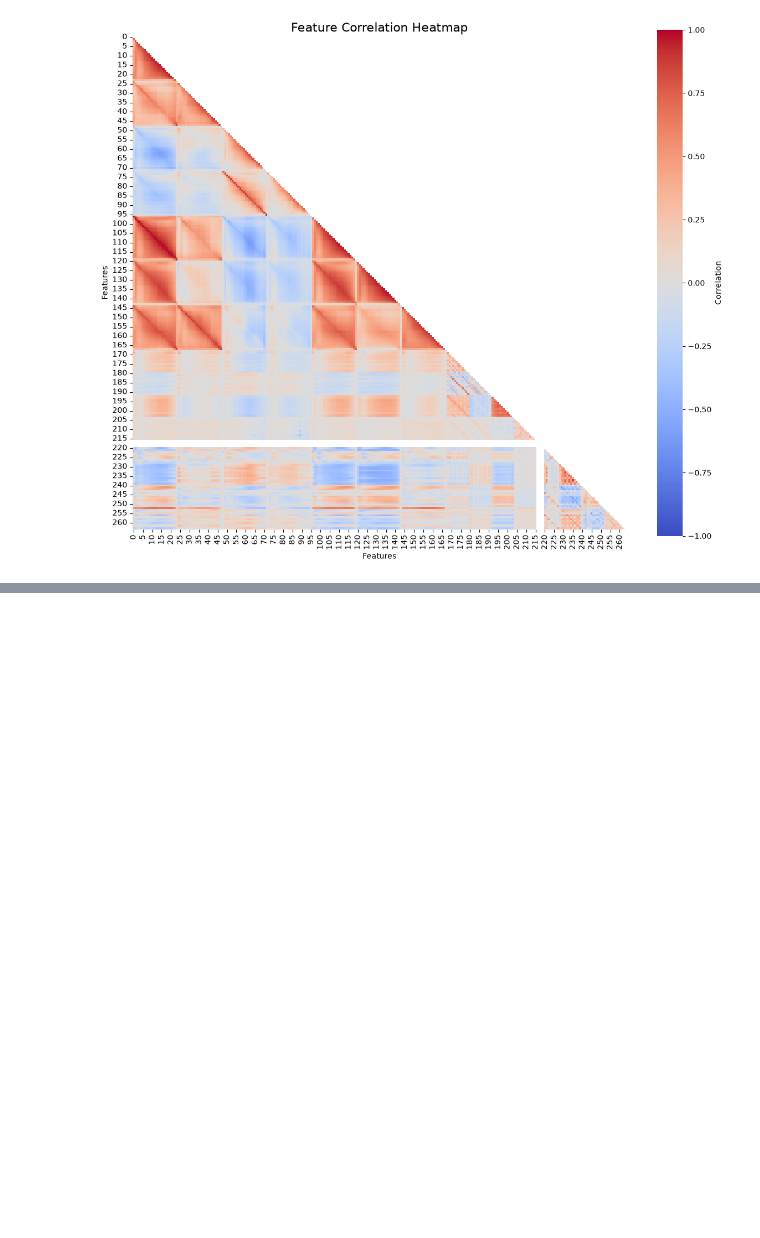
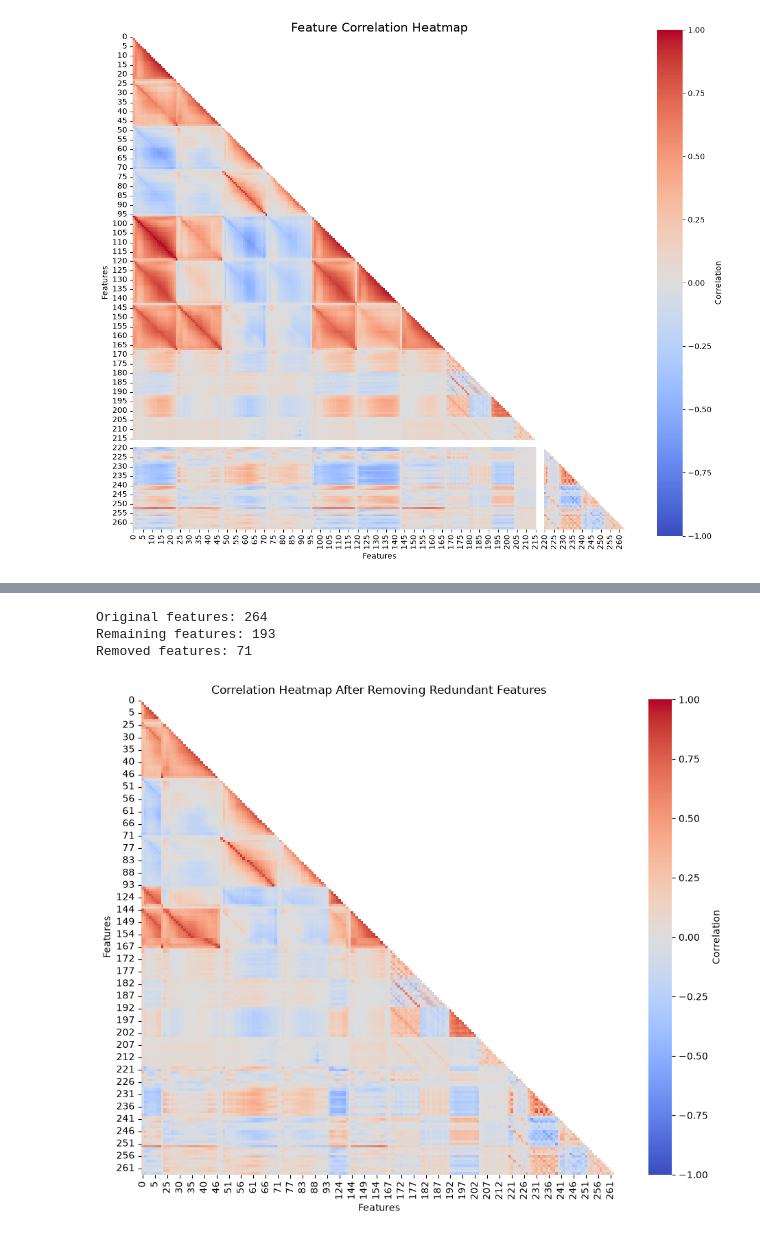
Before and after one commit to PeymanPe/music-genre-classification, a Jupyter notebook: notebooks/01_data_analysis.ipynb, the cells around one changed output, grey strips where cells are left out. Saved outputs shown, nothing was run; the diff lists cells and outputs as text; code cells hidden in the pictures; blank space fills up the shorter version.

```diff
--- a/notebooks/01_data_analysis.ipynb
+++ b/notebooks/01_data_analysis.ipynb
@@ -114,0 +370,40 @@ plt.show()
+# %%
+# Remove constant and redundant features
+features_to_remove = ['216', '217', '218', '219'] + redundant_features
+
+db_train_reduced = db_train.drop(columns=features_to_remove)
+
+print(f"Original features: {db_train.shape[1]}")
+print(f"Remaining features: {db_train_reduced.shape[1]}")
+print(f"Removed features: {len(features_to_remove)}")
+
+# Correlation matrix of the reduced dataset
+corr_reduced = db_train_reduced.corr()
+
+# Mask upper triangle
+mask = np.triu(np.ones_like(corr_reduced, dtype=bool))
+
+plt.figure(figsize=(10, 8))
+
+sns.heatmap(
+    corr_reduced,
+    mask=mask,
+    cmap="coolwarm",
+    vmin=-1,
+    vmax=1,
+    center=0,
+    square=True,
+    linewidths=0,
+    cbar_kws={"label": "Correlation"}
+)
+
+plt.title("Correlation Heatmap After Removing Redundant Features")
+plt.xlabel("Features")
+plt.ylabel("Features")
+plt.tight_layout()
+plt.show()
+# %% [output]
+Original features: 264
+Remaining features: 193
+Removed features: 71
+[figure, added]
```
Also changed, not shown: parts of 29 cells of this notebook.
